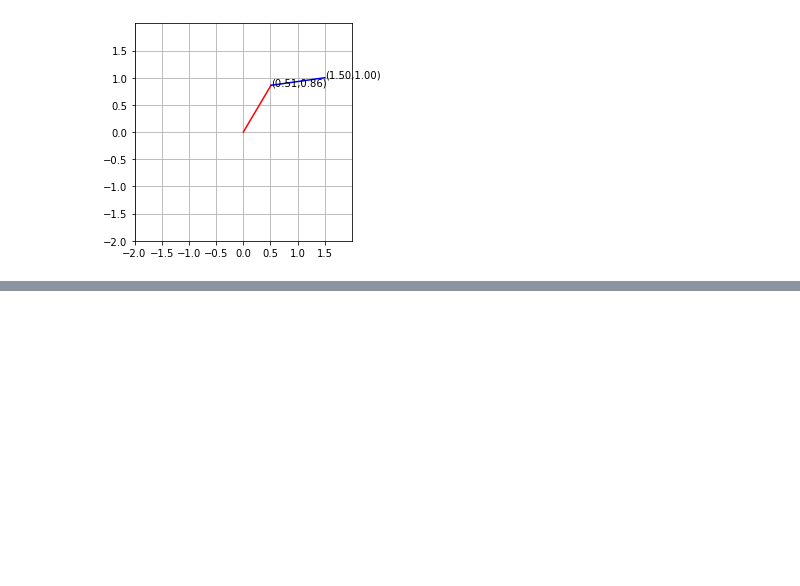
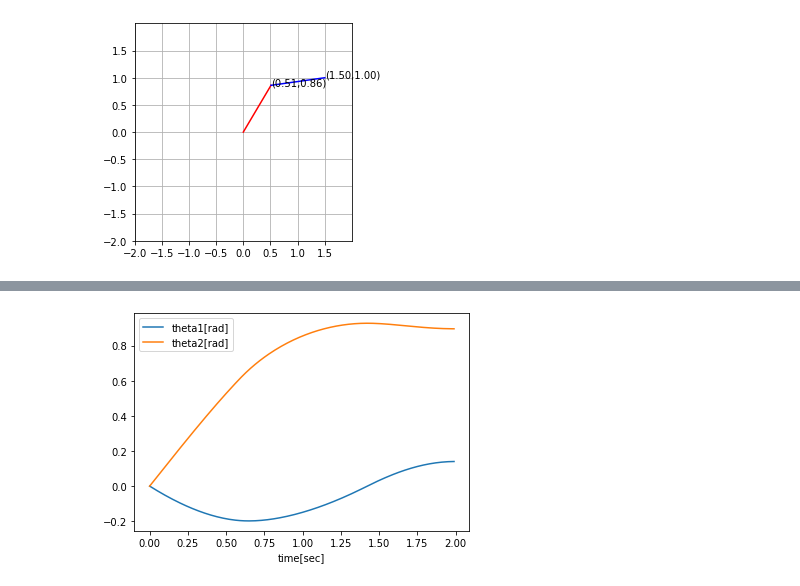
Before and after one commit to dongilc/intelligent_robotics, a Jupyter notebook: Intelligent Robotics Python Library_Example 5_Numerical_IK.ipynb, the cells around one changed output, grey strips where cells are left out. Drawn from its saved outputs; the diff is of its cells as text; code cells hidden in the pictures; blank space fills up the shorter version.

```diff
--- a/Intelligent Robotics Python Library_Example 5_Numerical_IK.ipynb
+++ b/Intelligent Robotics Python Library_Example 5_Numerical_IK.ipynb
@@ -182,16 +208,0 @@ array([[-0.0299985 , -0.01999867],
-# %%
-epsilon = 1e-10
-theta = theta_0
-theta_store = theta_0
-err = x_des - get_pos_2Link_Robot(1,1,theta[0],theta[1])
-
-while (np.linalg.norm(err) > epsilon):
-    J_now = func_J(theta[0],theta[1])
-    # Calculate Jacobian using numpy function
-    #J_inv = np.linalg.inv(J_now)
-    # Calculate Jacobian using Moore-Penrose PseudoInverse, J+ = (J^T*J)^-1*J^T
-    J_inv = np.linalg.inv((J_now.transpose()@J_now))@J_now.transpose()
-    theta = theta + J_inv@err
-    err = x_des - get_pos_2Link_Robot(1,1,theta[0],theta[1])
-    theta_store = np.vstack([theta_store, theta])
-    i+=1
@@ -224,0 +335,17 @@ Plot_2Link_Robot_by_Angle(1,1,theta[0],theta[1])
+# %%
+# 수치적으로
+theta = numpy.array([0.001,0.001])
+for index in range(len(time)):
+    x_des = numpy.array([x_traj[index], y_traj[index]])
+    theta = numerical_IK(x_des,theta)
+    if index == 0:
+        theta_store = theta
+    else:
+        theta_store = numpy.vstack([theta_store, theta])
+# %%
+plt.plot(time, theta_store[:,0], time, theta_store[:,1])
+plt.legend(['theta1[rad]','theta2[rad]'])
+plt.xlabel('time[sec]')
+plt.show()
+# %% [output]
+[figure, added]
```
Also changed, not shown: parts of 17 cells of this notebook, 2 other files.
